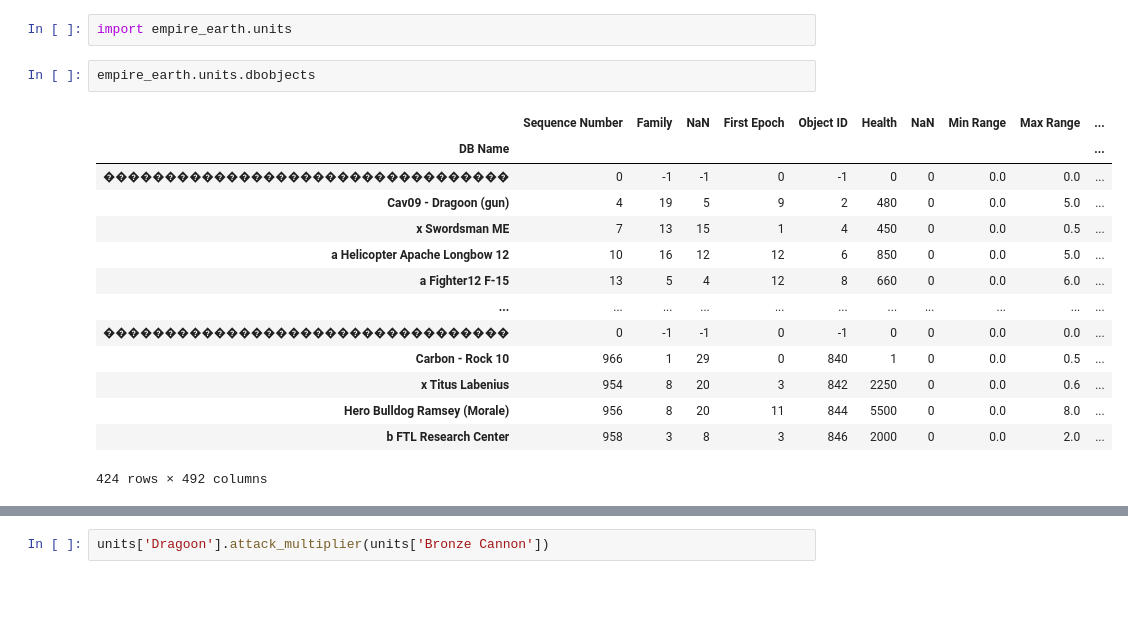
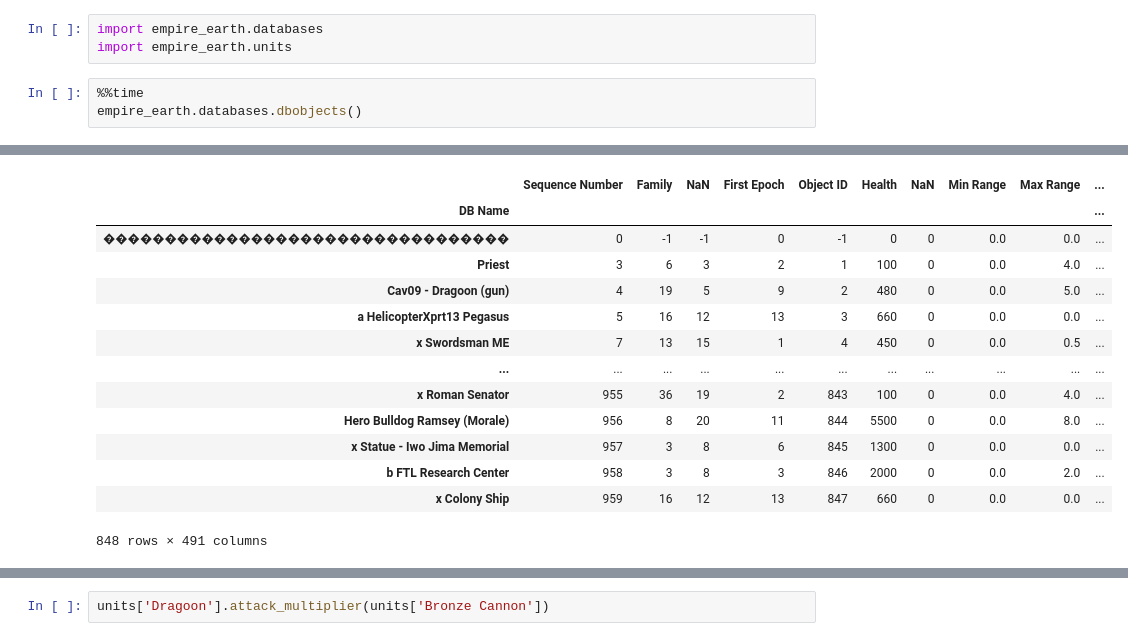
Before and after one commit to byrdie/empire_earth, a Jupyter notebook: empire_earth/unit_relationships.ipynb, the cells around one changed output, grey strips where cells are left out. Saved outputs shown, nothing was run; the diff lists cells and outputs as text; blank space fills up the shorter version.

```diff
--- a/empire_earth/unit_relationships.ipynb
+++ b/empire_earth/unit_relationships.ipynb
@@ -4,19 +20,7 @@
 # %%
+import empire_earth.databases
 import empire_earth.units
-# %%
-empire_earth.units.dbobjects
-# %% [output]
-|  | Sequence Number | Family | NaN | First Epoch | Object ID | Health | NaN | Min Range | Max Range | ... |
-| DB Name |  |  |  |  |  |  |  |  |  | ... |
-| ��������������������������������� | 0 | -1 | -1 | 0 | -1 | 0 | 0 | 0.0 | 0.0 | ... |
-| Cav09 - Dragoon (gun) | 4 | 19 | 5 | 9 | 2 | 480 | 0 | 0.0 | 5.0 | ... |
-| x Swordsman ME | 7 | 13 | 15 | 1 | 4 | 450 | 0 | 0.0 | 0.5 | ... |
-| a Helicopter Apache Longbow 12 | 10 | 16 | 12 | 12 | 6 | 850 | 0 | 0.0 | 5.0 | ... |
-| a Fighter12 F-15 | 13 | 5 | 4 | 12 | 8 | 660 | 0 | 0.0 | 6.0 | ... |
-| ... | ... | ... | ... | ... | ... | ... | ... | ... | ... | ... |
-| ��������������������������������� | 0 | -1 | -1 | 0 | -1 | 0 | 0 | 0.0 | 0.0 | ... |
-| Carbon - Rock 10 | 966 | 1 | 29 | 0 | 840 | 1 | 0 | 0.0 | 0.5 | ... |
-| x Titus Labenius | 954 | 8 | 20 | 3 | 842 | 2250 | 0 | 0.0 | 0.6 | ... |
-| Hero Bulldog Ramsey (Morale) | 956 | 8 | 20 | 11 | 844 | 5500 | 0 | 0.0 | 8.0 | ... |
-| b FTL Research Center | 958 | 3 | 8 | 3 | 846 | 2000 | 0 | 0.0 | 2.0 | ... |
-424 rows × 492 columns
+# %%
+%%time
+empire_earth.databases.dbobjects()
+# %% [output]
@@ -23 +28,15 @@ empire_earth.units.dbobjects
+|  | Sequence Number | Family | NaN | First Epoch | Object ID | Health | NaN | Min Range | Max Range | ... |
+| DB Name |  |  |  |  |  |  |  |  |  | ... |
+| ��������������������������������� | 0 | -1 | -1 | 0 | -1 | 0 | 0 | 0.0 | 0.0 | ... |
+| Priest | 3 | 6 | 3 | 2 | 1 | 100 | 0 | 0.0 | 4.0 | ... |
+| Cav09 - Dragoon (gun) | 4 | 19 | 5 | 9 | 2 | 480 | 0 | 0.0 | 5.0 | ... |
+| a HelicopterXprt13 Pegasus | 5 | 16 | 12 | 13 | 3 | 660 | 0 | 0.0 | 0.0 | ... |
+| x Swordsman ME | 7 | 13 | 15 | 1 | 4 | 450 | 0 | 0.0 | 0.5 | ... |
+| ... | ... | ... | ... | ... | ... | ... | ... | ... | ... | ... |
+| x Roman Senator | 955 | 36 | 19 | 2 | 843 | 100 | 0 | 0.0 | 4.0 | ... |
+| Hero Bulldog Ramsey (Morale) | 956 | 8 | 20 | 11 | 844 | 5500 | 0 | 0.0 | 8.0 | ... |
+| x Statue - Iwo Jima Memorial | 957 | 3 | 8 | 6 | 845 | 1300 | 0 | 0.0 | 0.0 | ... |
+| b FTL Research Center | 958 | 3 | 8 | 3 | 846 | 2000 | 0 | 0.0 | 2.0 | ... |
+| x Colony Ship | 959 | 16 | 12 | 13 | 847 | 660 | 0 | 0.0 | 0.0 | ... |
+848 rows × 491 columns
 # %%
```
Also changed, not shown: parts of 10 cells of this notebook, 10 other files.
